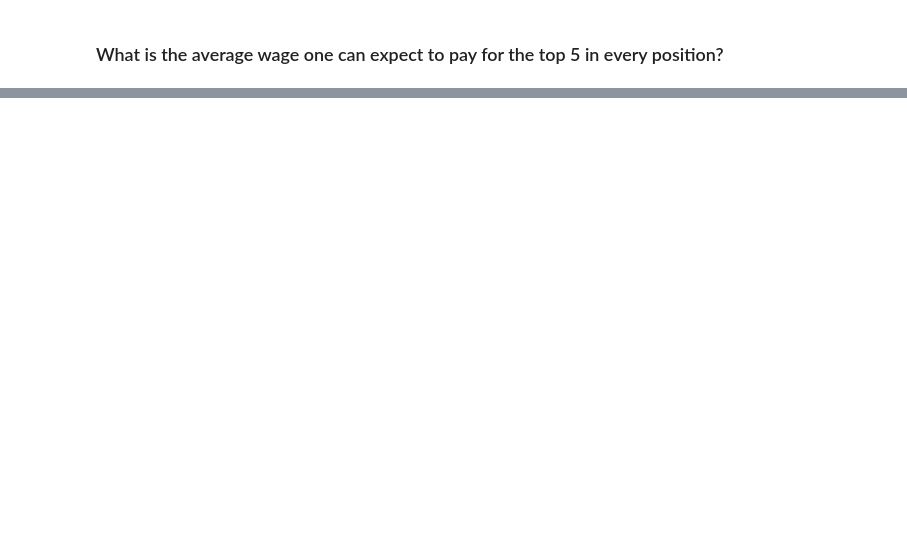
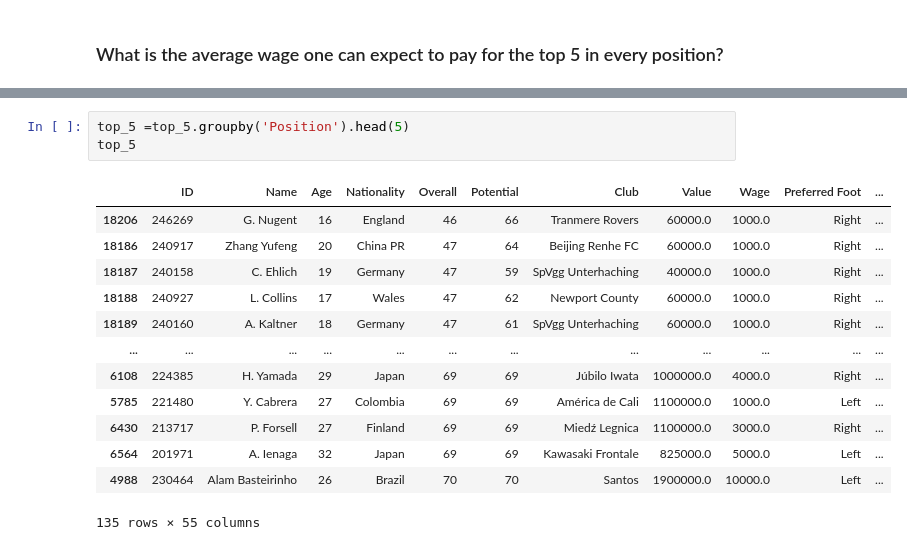
Before and after one commit to satyaejjurotu/SatyanarayanaE-project-1_Python-for-DS, a Jupyter notebook: Forming a new football team.ipynb, the cells around one changed output, grey strips where cells are left out. Saved outputs shown, nothing was run; the diff lists cells and outputs as text; blank space fills up the shorter version.

```diff
--- a/Forming a new football team.ipynb
+++ b/Forming a new football team.ipynb
@@ -476,0 +584,17 @@ Name: Wage, dtype: float64
+# %%
+top_5 =top_5.groupby('Position').head(5)
+top_5
+# %% [output]
+|  | ID | Name | Age | Nationality | Overall | Potential | Club | Value | Wage | Preferred Foot | ... |
+| 18206 | 246269 | G. Nugent | 16 | England | 46 | 66 | Tranmere Rovers | 60000.0 | 1000.0 | Right | ... |
+| 18186 | 240917 | Zhang Yufeng | 20 | China PR | 47 | 64 | Beijing Renhe FC | 60000.0 | 1000.0 | Right | ... |
+| 18187 | 240158 | C. Ehlich | 19 | Germany | 47 | 59 | SpVgg Unterhaching | 40000.0 | 1000.0 | Right | ... |
+| 18188 | 240927 | L. Collins | 17 | Wales | 47 | 62 | Newport County | 60000.0 | 1000.0 | Right | ... |
+| 18189 | 240160 | A. Kaltner | 18 | Germany | 47 | 61 | SpVgg Unterhaching | 60000.0 | 1000.0 | Right | ... |
+| ... | ... | ... | ... | ... | ... | ... | ... | ... | ... | ... | ... |
+| 6108 | 224385 | H. Yamada | 29 | Japan | 69 | 69 | Júbilo Iwata | 1000000.0 | 4000.0 | Right | ... |
+| 5785 | 221480 | Y. Cabrera | 27 | Colombia | 69 | 69 | América de Cali | 1100000.0 | 1000.0 | Left | ... |
+| 6430 | 213717 | P. Forsell | 27 | Finland | 69 | 69 | Miedź Legnica | 1100000.0 | 3000.0 | Right | ... |
+| 6564 | 201971 | A. Ienaga | 32 | Japan | 69 | 69 | Kawasaki Frontale | 825000.0 | 5000.0 | Left | ... |
+| 4988 | 230464 | Alam Basteirinho | 26 | Brazil | 70 | 70 | Santos | 1900000.0 | 10000.0 | Left | ... |
+135 rows × 55 columns
```
Also changed, not shown: parts of 19 cells of this notebook, 3 other files.
